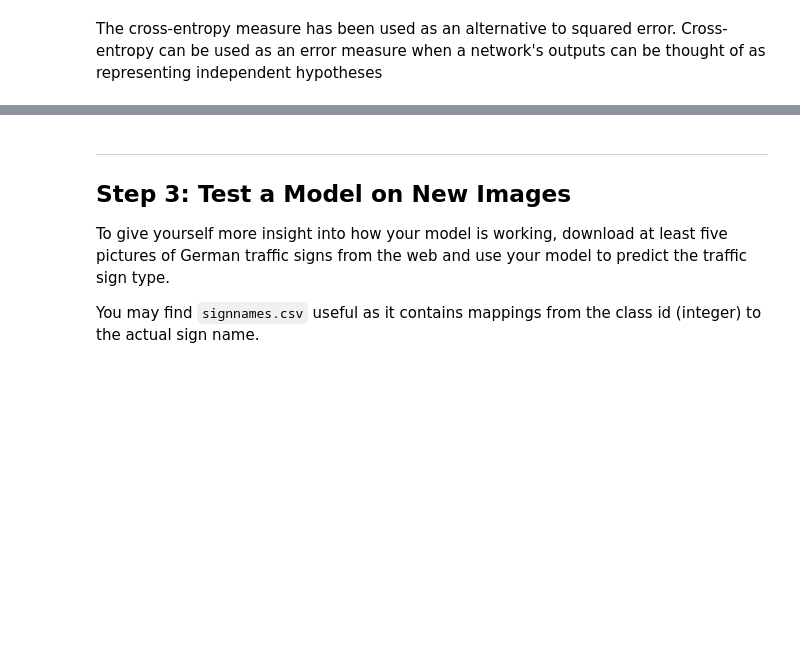
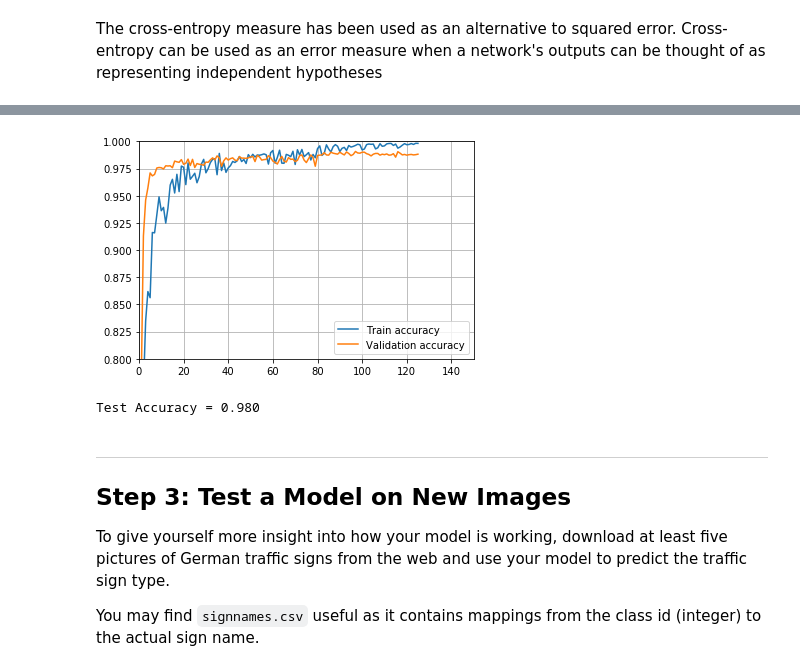
Before and after one commit to sharathsrini/Traffic-Sign-Classifier, a Jupyter notebook: Traffic_Sign_Classifier.ipynb, the cells around one changed output, grey strips where cells are left out. Saved outputs shown, nothing was run; the diff lists cells and outputs as text; code cells hidden in the pictures; blank space fills up the shorter version.

```diff
--- a/Traffic_Sign_Classifier.ipynb
+++ b/Traffic_Sign_Classifier.ipynb
@@ -39,9 +39,9 @@ from tensorflow.contrib.layers import flatten
 # Load pickled data
 # TODO: Fill this in based on where you saved the training and testing data
 
-training_file='C:/Users/Sharath/Desktop/traffic-signs-data/train.p'
-validation_file ='C:/Users/Sharath/Desktop/traffic-signs-data/valid.p'
-testing_file = 'C:/Users/Sharath/Desktop/traffic-signs-data/test.p'
+training_file='/home/carnd/Traffic-Sign-Classifier/train.p'
+validation_file ='/home/carnd/Traffic-Sign-Classifier/valid.p'
+testing_file = '/home/carnd/Traffic-Sign-Classifier/test.p'
 
 with open(training_file, mode='rb') as f:
     train = pickle.load(f)
@@ -639,3 +657,21 @@ with tf.Session() as sess:
+# %%
+x_axis = range(1, EPOCHS+1)
+plt.axis([0, 150, 0.8, 1])
+plt.plot(x_axis, train, label='Train accuracy')
+plt.plot(x_axis, val, label='Validation accuracy')
+plt.legend(loc='lower right')
+plt.grid(True)
+plt.show()
+# %% [output]
+[figure, added]
+# %%
+with tf.Session() as sess:
+    saver.restore(sess, './Three_stages_aug_rgb')
+
+    test_accuracy = evaluate(X_test, y_test)
+    print("Test Accuracy = {:.3f}".format(test_accuracy))
+# %% [output]
+Test Accuracy = 0.980
 # %% [markdown]
 ---
 
```
Also changed, not shown: parts of 13 cells of this notebook.
